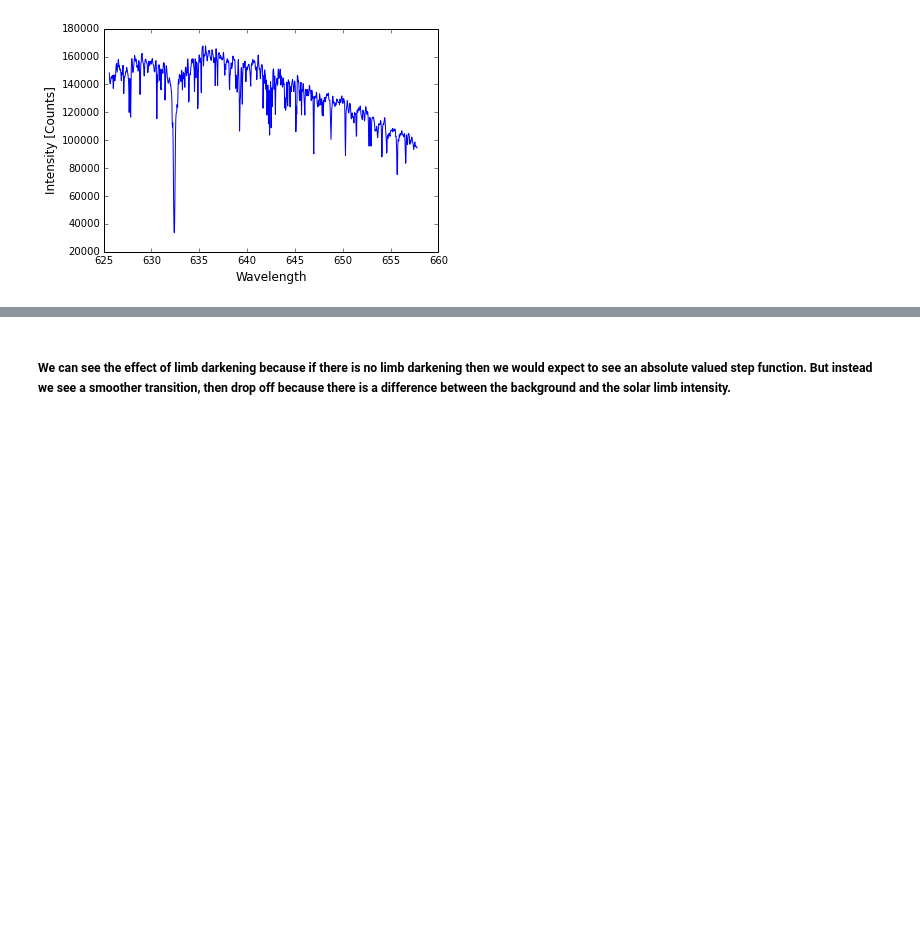
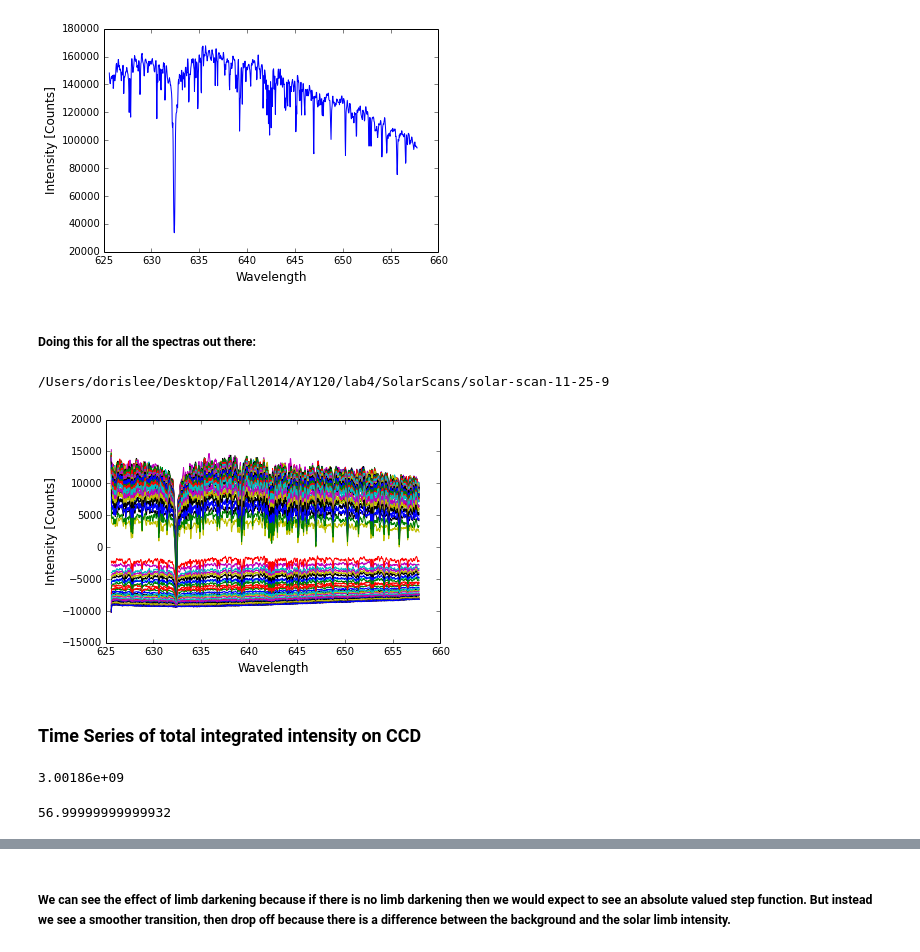
Before and after one commit to dorisjlee/AY120, a Jupyter notebook: lab4/SolarScan Analysis.ipynb, the cells around one changed output, grey strips where cells are left out. Drawn from its saved outputs; the diff is of its cells as text; code cells hidden in the pictures; blank space fills up the shorter version.

```diff
--- a/lab4/SolarScan Analysis.ipynb
+++ b/lab4/SolarScan Analysis.ipynb
@@ -123,3 +129,45 @@ plt.plot(p(arange(0,1024)),spectra_1d[:1024]) #removing the overscan pixels
 # %% [output]
 [<matplotlib.lines.Line2D at 0x...>]
 [figure]
+# %% [markdown]
+##### Doing this for all the spectras out there:
+# %%
+cd ../SolarScans/solar-scan-11-25-9/
+# %% [output]
+/Users/dorislee/Desktop/Fall2014/AY120/lab4/SolarScans/solar-scan-11-25-9
+# %%
+# for n  in np.arange(5,10):
+#     os.chdir("../solar-scan-11-25-{}/".format(n))
+#     intensity_lst = []
+for i in glob.glob("solar-scan-11-25-*.fits"):
+    x = pf.getdata(i)
+#     intensity_lst.append(sum(x))
+# plt.plot(intensity_lst,'o')
+
+# x = pf.getdata(fits1)
+# imp = plt.imshow(x[::-1][255:275,:],cmap='gray_r',vmin=500,vmax=2500,origin="lower")
+# plt.colorbar()
+# plt.axis("tight")
+    processed = (x - dark)/flats*median(flats)
+    spectra_1d =[]
+    for i in processed[::-1][255:275,:].T:
+        spectra_1d.append(sum(i))
+#     fig = plt.figure()
+#     ax = fig.add_subplot(111)
+    plt.ylabel("Intensity [Counts]",fontsize=12)
+    plt.xlabel("Wavelength",fontsize=12)
+    plt.plot(p(arange(0,1024)),spectra_1d[:1024]) #removing the overscan pixels
+#The negative stuff comes from the fact that I am subtracting darks and flats
+# %% [output]
+[figure, added]
+# %% [markdown]
+### Time Series of total integrated intensity on CCD
+# %%
+max_val = max(intensity_lst)
+print max_val
+# %% [output]
+3.00186e+09
+# %%
+dt.sec
+# %% [output]
+56.99999999999932
```
Also changed, not shown: parts of 19 cells of this notebook, 8 other files.
